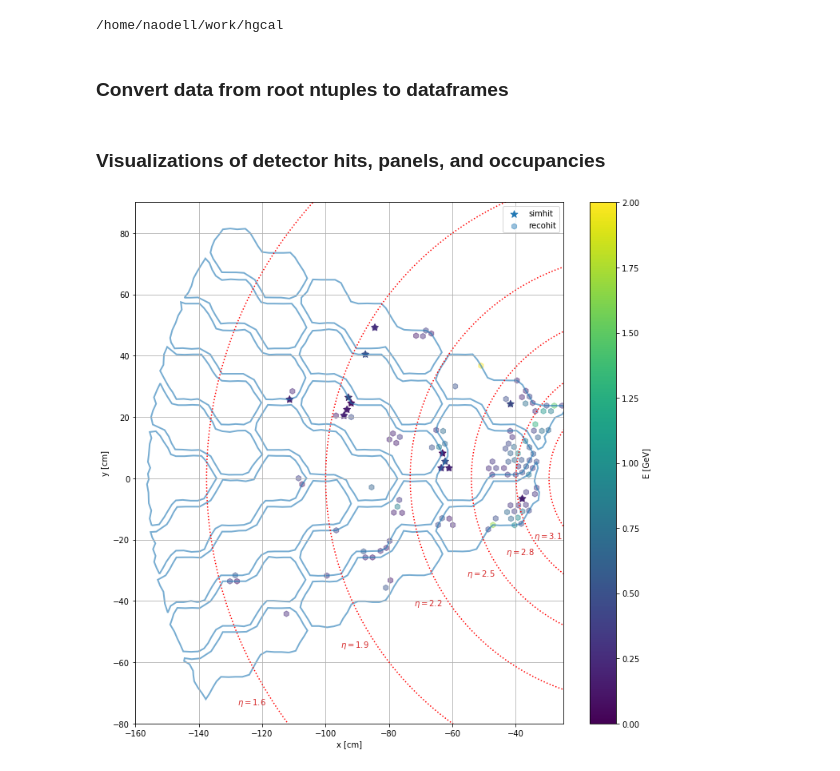
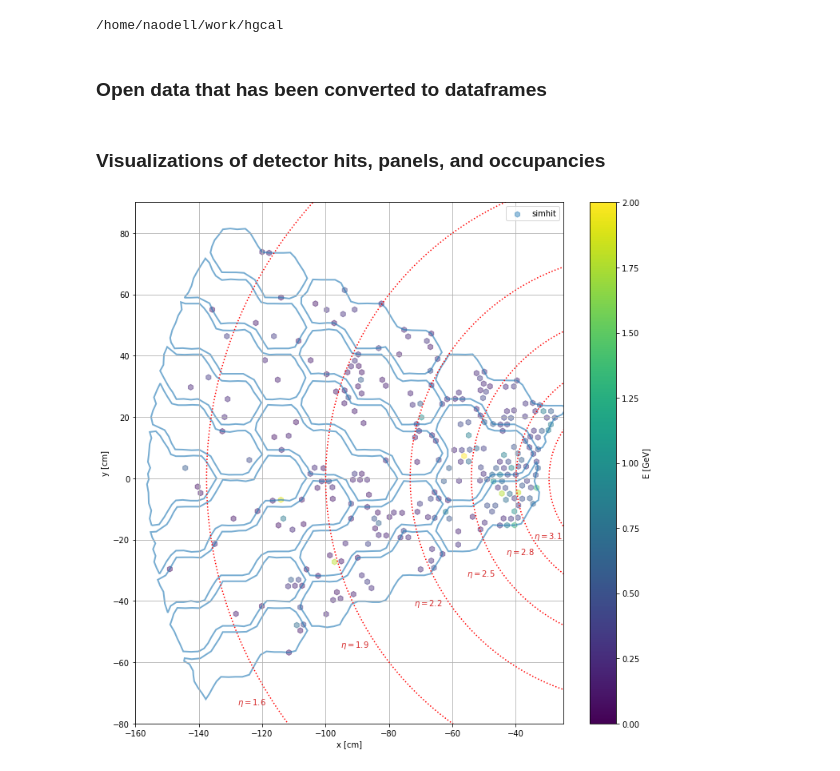
Before and after one commit to NWUHEP/hgcal-analysis, a Jupyter notebook: notebooks/visualize_test.ipynb, the cells around one changed output. Cells and saved outputs as stored; diff of their text form; code cells hidden in the pictures.

```diff
--- a/notebooks/visualize_test.ipynb
+++ b/notebooks/visualize_test.ipynb
@@ -30,11 +30,12 @@ matplotlib.rcParams.update({'font.size': 16})
 # %% [output]
 /home/naodell/work/hgcal
 # %% [markdown]
-### Convert data from root ntuples to dataframes
+### Open data that has been converted to dataframes
 # %%
-infile = open('data/qcd_pt15to7000_skim/output_0.pkl', 'rb')
+infile = open('data/v2/ttbar_14TeV_200PU/output_0.pkl', 'rb')
 gen = pickle.load(infile)
 data = pickle.load(infile)
+df_all = pd.concat(data)
 
 features = ['zside', 'layer', 'sector', 'panel', 'cell', 'subdet',
             'x', 'y', 'z', 'phi', 'eta',
@@ -59,7 +60,7 @@ for i, part in enumerate(gen):
         dphi_min = dphi
 # %%
 # get event and plot it
-patch_file = open(f'data/panel_patches_zplus_{layer}.pkl', 'rb')
+patch_file = open(f'data/v1/panel_patches_zplus_{layer}.pkl', 'rb')
 patches = pickle.load(patch_file)
 patch_file.close()
 
@@ -70,16 +71,16 @@ for p, ashape in patches[sector].items():
     ax.add_patch(patch)
 
 df_skim = data[0].query(f'sector == {sector} and layer == {layer} and zside > 0')
-mask = df_skim.sim_e > 0
 
-sim_scat  = ax.scatter(df_skim[mask].x, df_skim[mask].y, c=df_skim.sim_e[mask],
-                       cmap='viridis',
-                       marker='*',
-                       vmin=0.,
-                       vmax=2.,
-                       s=85,
-                       alpha=1.
-                      )
+#mask = df_skim.sim_e > 0
+#sim_scat  = ax.scatter(df_skim[mask].x, df_skim[mask].y, c=df_skim.sim_e[mask],
+#                       cmap='viridis',
+#                       marker='*',
+#                       vmin=0.,
+#                       vmax=2.,
+#                       s=85,
+#                       alpha=1.
+#                      )
 reco_scat = ax.scatter(df_skim.x, df_skim.y, c=df_skim.reco_e,
                        cmap='viridis',
                        marker='h',
@@ -91,31 +92,31 @@ reco_scat = ax.scatter(df_skim.x, df_skim.y, c=df_skim.reco_e,
 
 ax.set_ylim(-80, 90)
 ax.set_xlim(-160, -25)
 ax.set_xlabel('x [cm]')
 ax.set_ylabel('y [cm]')
 #ax.set_facecolor('white')
 
 # draw some concentric circles
 eta   = np.arange(1.6, 3.2, 0.3)
 theta = 2*np.arctan(np.exp(-eta))
 r     = df_skim.iloc[0].z*np.tan(theta)
 phi   = np.linspace(np.pi/2, 3*np.pi/2, 1000)
 xcoord, ycoord  = np.outer(r, np.cos(phi)), np.outer(r, np.sin(phi))
 
 for i, (x, y) in enumerate(zip(xcoord, ycoord)):
     ax.plot(x, y, 'r:', label='_nolegend_')
     phi_pos = 7*np.pi/6
     ax.text((r[i] + 10)*np.cos(phi_pos), (r[i] + 10)*np.sin(phi_pos), r'$\eta={0:.1f}$'.format(eta[i]), color='C3', fontsize=10)
 
 cbar_reco = plt.colorbar(reco_scat, ax=ax, label='E [GeV]')
 cbar_reco.set_alpha(1)
 cbar_reco.draw_all()
 
 #cbar_sim = plt.colorbar(sim_scat, ax=ax, label=r'$E_{sim}$')
 plt.legend(['simhit', 'recohit'])
 plt.grid()
 
 plt.savefig('plots/hits_test.png')
 plt.show()
 # %% [output]
-[figure, old version]
+[figure, new version]
```
Also changed, not shown: parts of 3 cells of this notebook, 3 other files.
